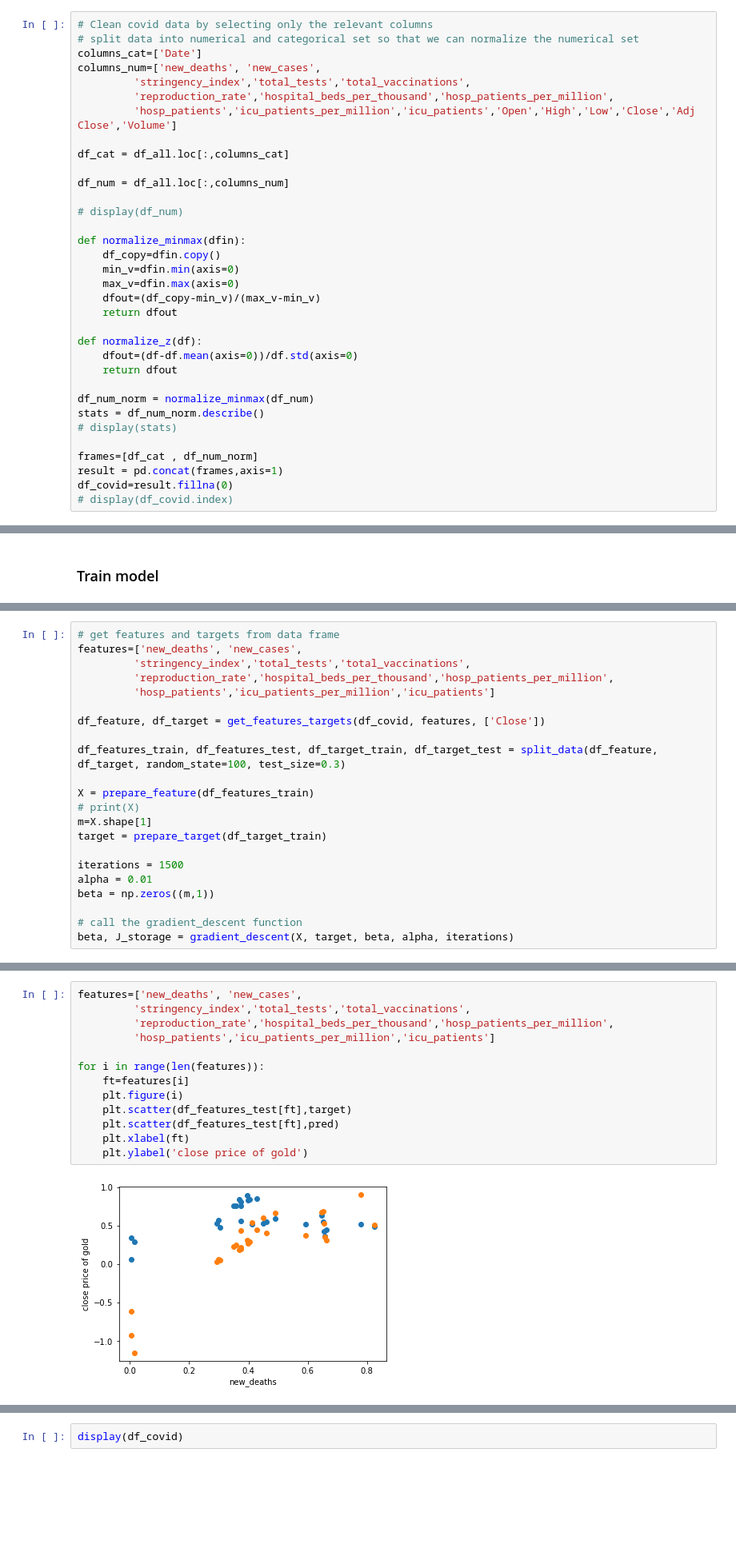
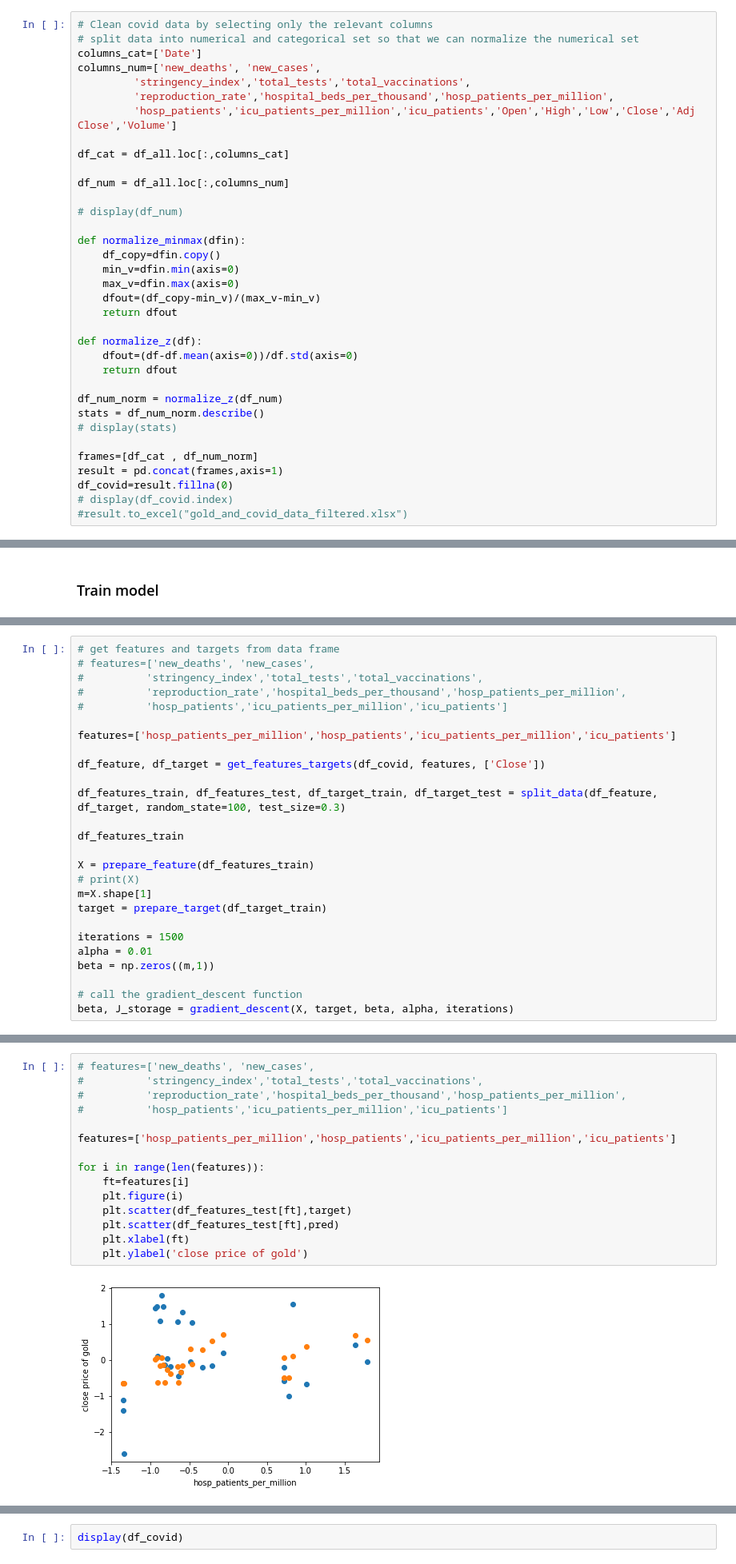
Before and after one commit to shanghongsim/term3_dtp, a Jupyter notebook: task2.ipynb, the cells around one changed output, grey strips where cells are left out. Shown at 80% size. Cells and saved outputs as stored; diff of their text form; blank space fills up the shorter version.

```diff
--- a/task2.ipynb
+++ b/task2.ipynb
@@ -116,7 +116,7 @@ def normalize_z(df):
     dfout=(df-df.mean(axis=0))/df.std(axis=0)
     return dfout
 
-df_num_norm = normalize_minmax(df_num)
+df_num_norm = normalize_z(df_num)
 stats = df_num_norm.describe()
 # display(stats)
 
@@ -124,3 +124,4 @@ frames=[df_cat , df_num_norm]
 result = pd.concat(frames,axis=1)
 df_covid=result.fillna(0)
 # display(df_covid.index)
+#result.to_excel("gold_and_covid_data_filtered.xlsx")
@@ -249,14 +263,18 @@ def split_data(df_feature, df_target, random_state=None, test_size=0.5):
     return df_feature_train, df_feature_test, df_target_train, df_target_test
 # %%
 # get features and targets from data frame
-features=['new_deaths', 'new_cases',
-         'stringency_index','total_tests','total_vaccinations',
-         'reproduction_rate','hospital_beds_per_thousand','hosp_patients_per_million',
-         'hosp_patients','icu_patients_per_million','icu_patients']
+# features=['new_deaths', 'new_cases',
+#          'stringency_index','total_tests','total_vaccinations',
+#          'reproduction_rate','hospital_beds_per_thousand','hosp_patients_per_million',
+#          'hosp_patients','icu_patients_per_million','icu_patients']
+
+features=['hosp_patients_per_million','hosp_patients','icu_patients_per_million','icu_patients']
 
 df_feature, df_target = get_features_targets(df_covid, features, ['Close'])
 
 df_features_train, df_features_test, df_target_train, df_target_test = split_data(df_feature, df_target, random_state=100, test_size=0.3)
+
+df_features_train
 
 X = prepare_feature(df_features_train)
 # print(X)
@@ -296,15 +307,17 @@ with np.printoptions(threshold=np.inf):
 # %%
-features=['new_deaths', 'new_cases',
-         'stringency_index','total_tests','total_vaccinations',
-         'reproduction_rate','hospital_beds_per_thousand','hosp_patients_per_million',
-         'hosp_patients','icu_patients_per_million','icu_patients']
+# features=['new_deaths', 'new_cases',
+#          'stringency_index','total_tests','total_vaccinations',
+#          'reproduction_rate','hospital_beds_per_thousand','hosp_patients_per_million',
+#          'hosp_patients','icu_patients_per_million','icu_patients']
+
+features=['hosp_patients_per_million','hosp_patients','icu_patients_per_million','icu_patients']
 
 for i in range(len(features)):
     ft=features[i]
     plt.figure(i)
     plt.scatter(df_features_test[ft],target)
     plt.scatter(df_features_test[ft],pred)
     plt.xlabel(ft)
     plt.ylabel('close price of gold')
 # %% [output]
-[figure, old version]
+[figure, new version]
```
Also changed, not shown: parts of 10 cells of this notebook.
